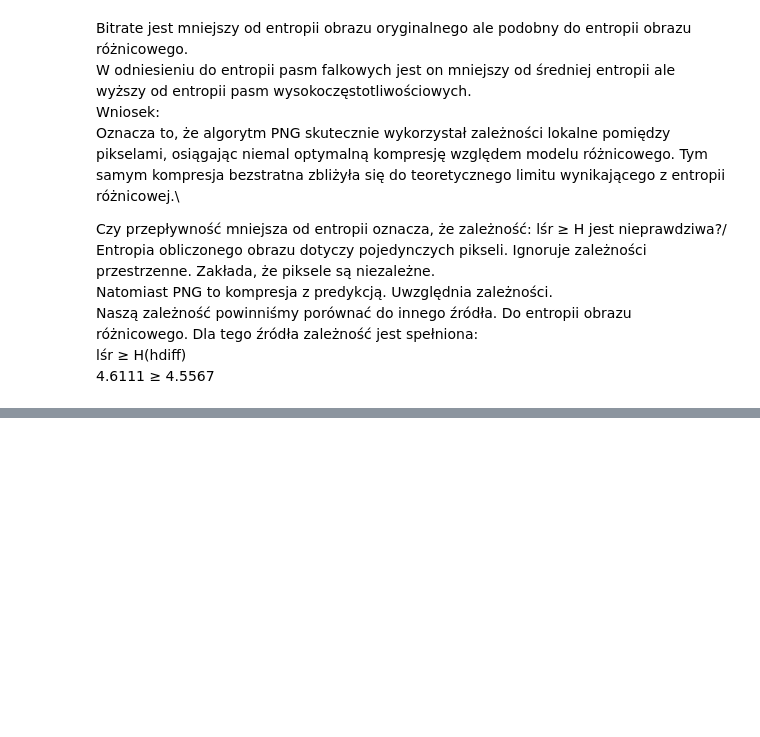
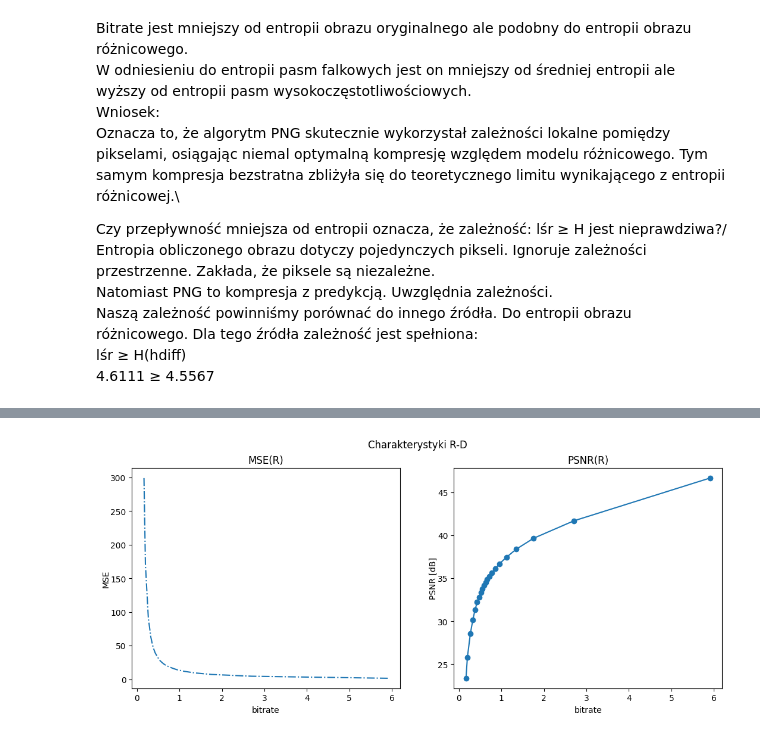
Before and after one commit to WARDROK/WMM, a Jupyter notebook: lab5_vision/vision.ipynb, the cells around one changed output, grey strips where cells are left out. Saved outputs shown, nothing was run; the diff lists cells and outputs as text; code cells hidden in the pictures; blank space fills up the shorter version.

```diff
--- a/lab5_vision/vision.ipynb
+++ b/lab5_vision/vision.ipynb
@@ -210,7 +204,7 @@ Entropia oraz histogramy pasm HL, LH, HH są podobne do obrazu różnicowego. Na
 # %% [markdown]
 ### 4.1. Obliczyć przepływność dla obrazu skompresowanego koderem PNG
 # %%
-bitrate = 8 * os.stat("images/sailboats_mono.png").st_size / (image.shape[0] * image.shape[1])
+bitrate = 8 * os.stat("images/sailboats_mono.png").st_size / (image_mono.shape[0] * image_mono.shape[1])
 print(f"bitrate: {bitrate:.4f}")
 # %% [output]
 bitrate: 4.6111
@@ -228,0 +378,43 @@ lśr ≥ H(hdiff)\
+# %%
+def calc_mse_psnr(img1, img2):
+    imax = 255.**2
+    mse = ((img1.astype(np.float64)-img2)**2).sum()/img1.size
+    psnr = 10.0*np.log10(imax/mse)
+    return (mse, psnr)
+# %%
+os.makedirs("out_images", exist_ok=True)
+
+image = cv2.imread("images/sailboats_col.png", cv2.IMREAD_UNCHANGED)
+xx = [] ### axis X -> bitrate
+ym = [] ### axis Y for MSE
+yp = [] ### axis Y for PSNR
+
+qualities = range(0, 101, 5)
+
+for quality in qualities:
+    out_file_name = f"out_images/out_image_q{quality:03d}.jpg"
+    cv2.imwrite(out_file_name, image, (cv2.IMWRITE_JPEG_QUALITY, quality))
+    image_compressed = cv2.imread(out_file_name, cv2.IMREAD_UNCHANGED)
+    bitrate = 8*os.stat(out_file_name).st_size/(image.shape[0]*image.shape[1])
+    mse, psnr = calc_mse_psnr(image, image_compressed)
+    xx.append(bitrate)
+    ym.append(mse)
+    yp.append(psnr)
+
+# Plot the results
+fig = plt.figure()
+fig.set_figwidth(fig.get_figwidth()*2)
+plt.suptitle("Charakterystyki R-D")
+plt.subplot(1, 2, 1)
+plt.plot(xx, ym, "-.")
+plt.title("MSE(R)")
+plt.xlabel("bitrate")
+plt.ylabel("MSE", labelpad=0)
+plt.subplot(1, 2, 2)
+plt.plot(xx, yp, "-o")
+plt.title("PSNR(R)")
+plt.xlabel("bitrate")
+plt.ylabel("PSNR [dB]", labelpad=0)
+plt.show()
+# %% [output]
+[figure, added]
```
Also changed, not shown: parts of 13 cells of this notebook, 9 other files.
